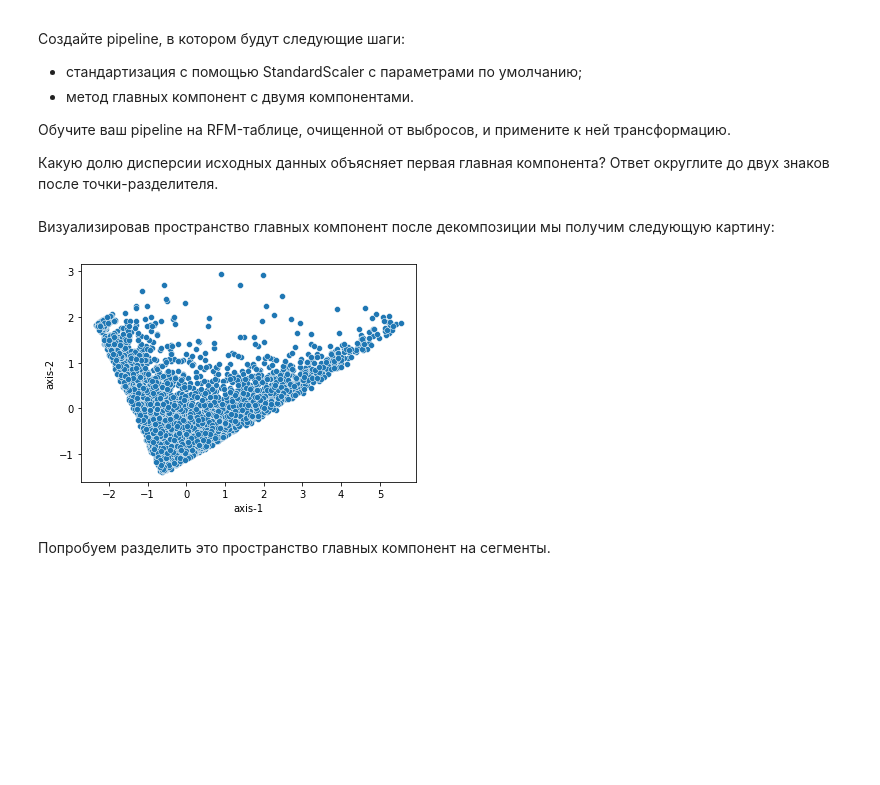
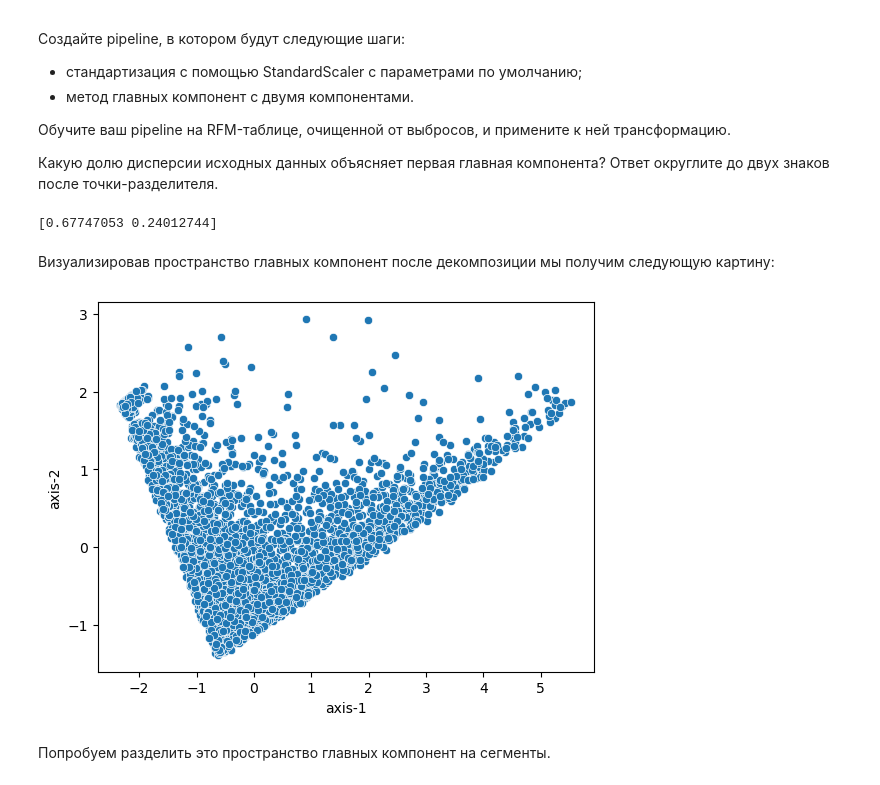
Before and after one commit to lurtz-dahaka/data_science_course, a Jupyter notebook: project_6/Project-6._Ноутбук-шаблон.ipynb, the cells around one changed output. Drawn from its saved outputs; the diff is of its cells as text; code cells hidden in the pictures; blank space fills up the shorter version.

```diff
--- a/project_6/Project-6._Ноутбук-шаблон.ipynb
+++ b/project_6/Project-6._Ноутбук-шаблон.ipynb
@@ -370,3 +584,16 @@ Length: 401604, dtype: float64
 Добавьте в таблицу с транзакциями признаки месяца, дня недели и часа совершения покупки.
 
 Постройте визуализацию, отражающую распределение суммарной выручки от заказов по месяцам. Укажите номер самого прибыльного для компании месяца. Предположите, почему так происходит.
+# %%
+data['Month'] = data['InvoiceDate'].dt.month
+data['DayOfWeek'] = data['InvoiceDate'].dt.day_of_week
+data['Hour'] = data['InvoiceDate'].dt.hour
+
+prft_mnth = data.groupby(by='Month')['TotalPrice'].agg('sum')
+print(prft_mnth)
+fig, axs = plt.subplots(1, 1, figsize=(10, 8))
+axs.plot(prft_mnth.index, prft_mnth.values)
+axs.set_xlabel('Month')
+axs.set_ylabel('Revenue')
+axs.grid(True)
+axs.set_title('Revenue volume by month');
@@ -434,3 +728,10 @@ Length: 401604, dtype: float64
 * Monetary Value рассчитывается как общая сумма денег, которую i-ый клиент потратил на наши товары (с учетом возвратов).
 
 Когда вы рассчитаете все характеристики, не забудьте дать столбцам результирующей таблицы соответствующие названия.
+# %%
+data['Recency'] = pd.to_datetime('2011-12-10') - data['InvoiceDate']
+data['Recency'] = data['Recency'].dt.days
+
+rfm = data.groupby(by='CustomerID').agg({'Recency': 'min', 'InvoiceNo': 'nunique', 'TotalPrice': 'sum'})
+rfm.rename(columns={'InvoiceNo': 'Frequency', 'TotalPrice': 'Monetary'}, inplace=True)
+rfm
@@ -473,3 +798,11 @@ $$monetary >monetary_{0.95}$$
 где $frequency_{0.95}$ и $monetary_{0.95}$ - квантили уровня 0.95 для соответствующих признаков.
 
 Данные о скольких клиентах у вас остались в RFM-таблице?
+# %%
+rfm_outliers = rfm[
+    (rfm['Frequency'] > rfm['Frequency'].quantile(0.95))
+    | (rfm['Monetary'] > rfm['Monetary'].quantile(0.95))
+    ]
+
+rfm_clean = rfm.drop(index=rfm_outliers.index)
+rfm_clean.shape[0]
@@ -534,12 +866,20 @@ ax.set_zlabel('Monetary');
 Обучите ваш pipeline на RFM-таблице, очищенной от выбросов, и примените к ней трансформацию.
 
 Какую долю дисперсии исходных данных объясняет первая главная компонента? Ответ округлите до двух знаков после точки-разделителя.
+# %%
+pipe = Pipeline([('scaler', StandardScaler()), ('pca', PCA(n_components=2))])
+
+rfm_pca = pipe.fit_transform(rfm_clean)
+print(pipe.named_steps['pca'].explained_variance_ratio_)
+# %% [output]
+[0.67747053 0.24012744]
 # %% [markdown]
 Визуализировав пространство главных компонент после декомпозиции мы получим следующую картину:
 # %%
-sns.scatterplot(data=rfm_table_processed, x='axis-1', y='axis-2');
+rfm_pca = pd.DataFrame(data=rfm_pca, columns=['axis-1', 'axis-2'])
+sns.scatterplot(data=rfm_pca, x='axis-1', y='axis-2');
 # %% [output]
-[figure, old version]
+[figure, new version]
 # %% [markdown]
 Попробуем разделить это пространство главных компонент на сегменты.
 # %% [markdown]
```
Also changed, not shown: parts of 59 cells of this notebook.
